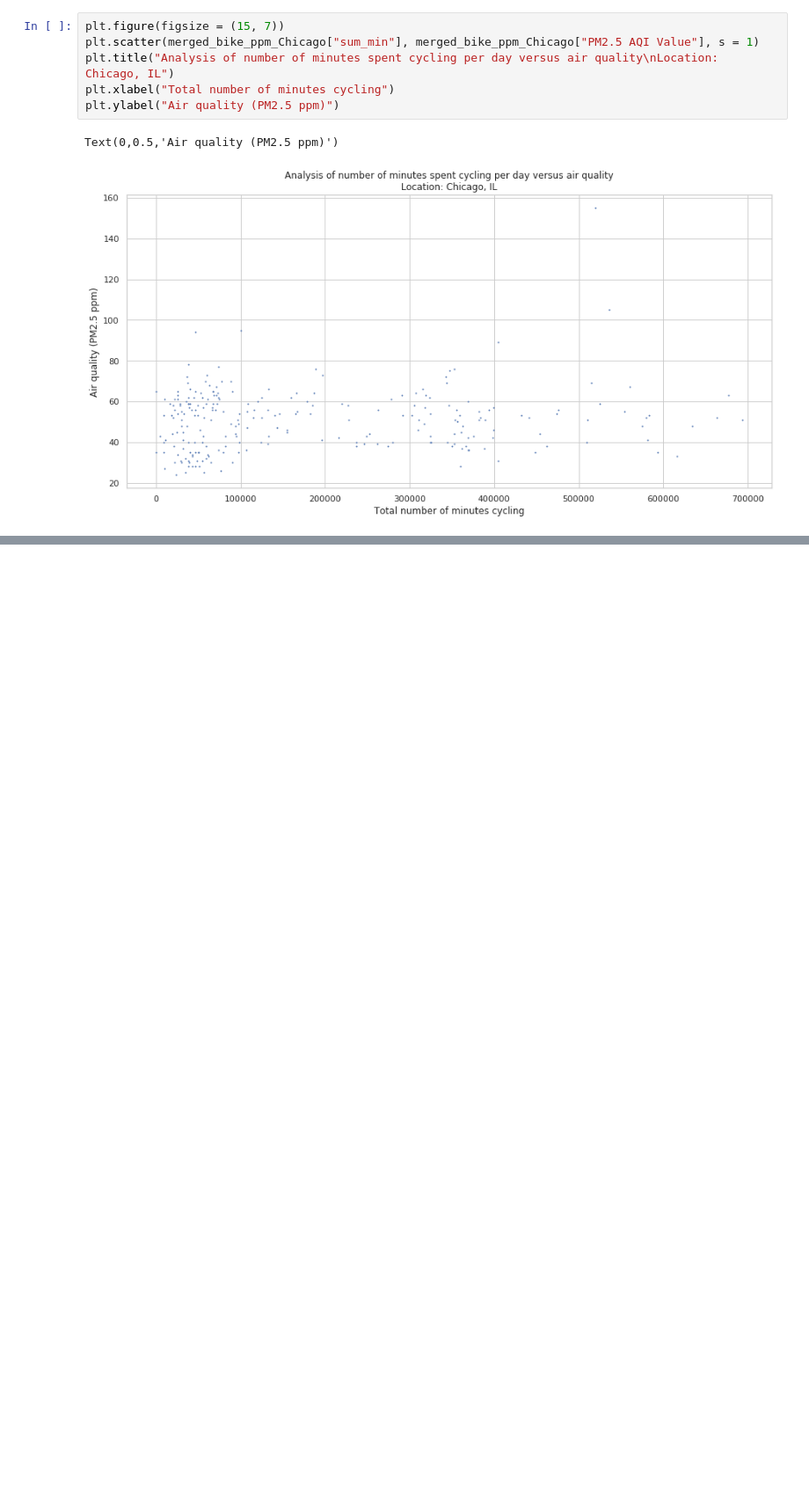
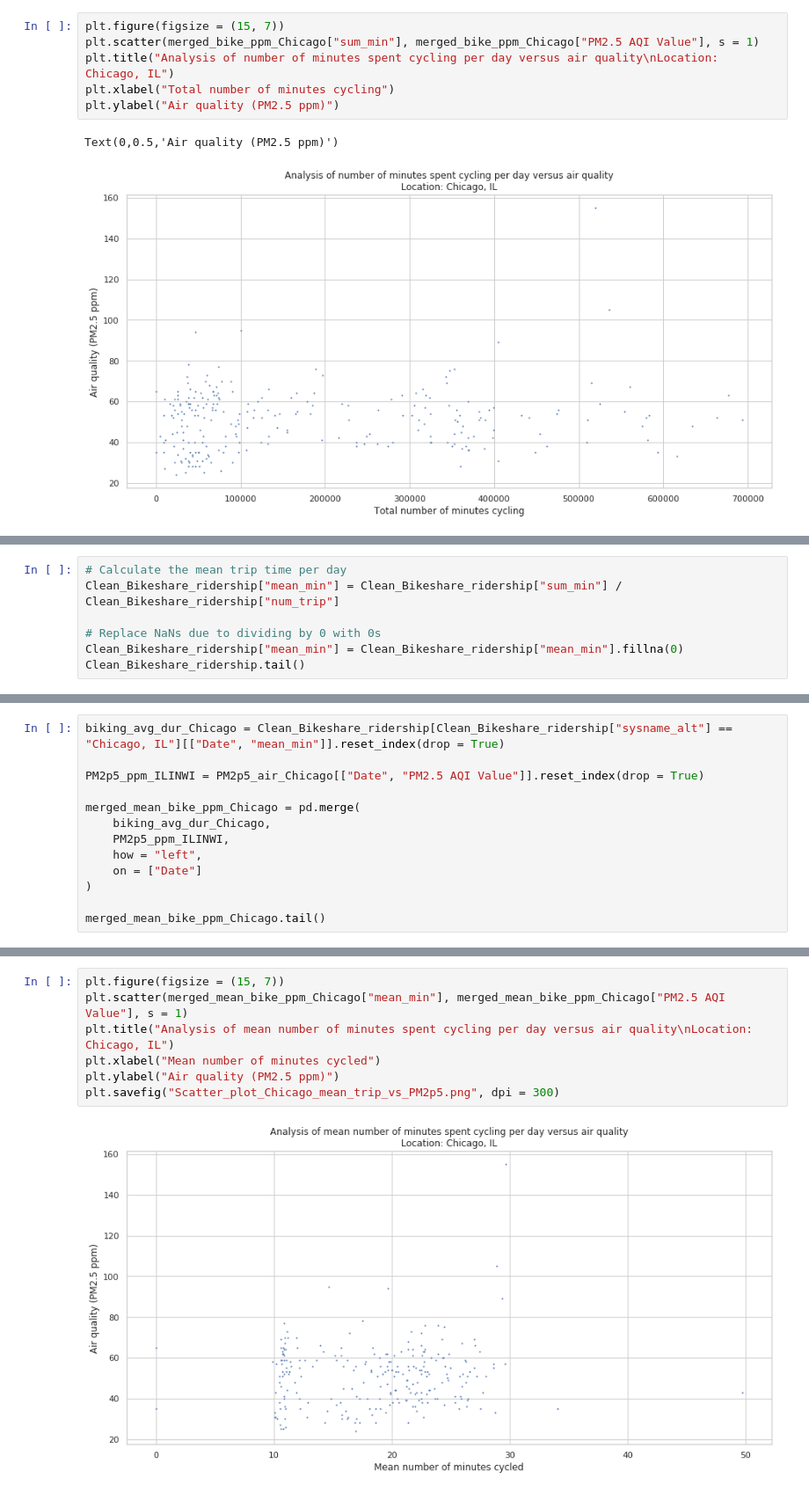
Before and after one commit to baileywellen/COVID-environmental-impact, a Jupyter notebook: Team21_COVID-effect-on-air-and-plastic-pollution.ipynb, the cells around one changed output, grey strips where cells are left out. Shown at 88% size. Saved outputs shown, nothing was run; the diff lists cells and outputs as text; blank space fills up the shorter version.

```diff
--- a/Team21_COVID-effect-on-air-and-plastic-pollution.ipynb
+++ b/Team21_COVID-effect-on-air-and-plastic-pollution.ipynb
@@ -553,0 +569,7 @@ Text(0,0.5,'Air quality (PM2.5 ppm)')
+# %%
+# Calculate the mean trip time per day
+Clean_Bikeshare_ridership["mean_min"] = Clean_Bikeshare_ridership["sum_min"] / Clean_Bikeshare_ridership["num_trip"]
+
+# Replace NaNs due to dividing by 0 with 0s
+Clean_Bikeshare_ridership["mean_min"] = Clean_Bikeshare_ridership["mean_min"].fillna(0)
+Clean_Bikeshare_ridership.tail()
@@ -553,0 +592,13 @@ Text(0,0.5,'Air quality (PM2.5 ppm)')
+# %%
+biking_avg_dur_Chicago = Clean_Bikeshare_ridership[Clean_Bikeshare_ridership["sysname_alt"] == "Chicago, IL"][["Date", "mean_min"]].reset_index(drop = True)
+
+PM2p5_ppm_ILINWI = PM2p5_air_Chicago[["Date", "PM2.5 AQI Value"]].reset_index(drop = True)
+
+merged_mean_bike_ppm_Chicago = pd.merge(
+    biking_avg_dur_Chicago,
+    PM2p5_ppm_ILINWI,
+    how = "left",
+    on = ["Date"]
+)
+
+merged_mean_bike_ppm_Chicago.tail()
@@ -553,0 +612,9 @@ Text(0,0.5,'Air quality (PM2.5 ppm)')
+# %%
+plt.figure(figsize = (15, 7))
+plt.scatter(merged_mean_bike_ppm_Chicago["mean_min"], merged_mean_bike_ppm_Chicago["PM2.5 AQI Value"], s = 1)
+plt.title("Analysis of mean number of minutes spent cycling per day versus air quality\nLocation: Chicago, IL")
+plt.xlabel("Mean number of minutes cycled")
+plt.ylabel("Air quality (PM2.5 ppm)")
+plt.savefig("Scatter_plot_Chicago_mean_trip_vs_PM2p5.png", dpi = 300)
+# %% [output]
+[figure, added]
```
Also changed, not shown: parts of 6 cells of this notebook.
